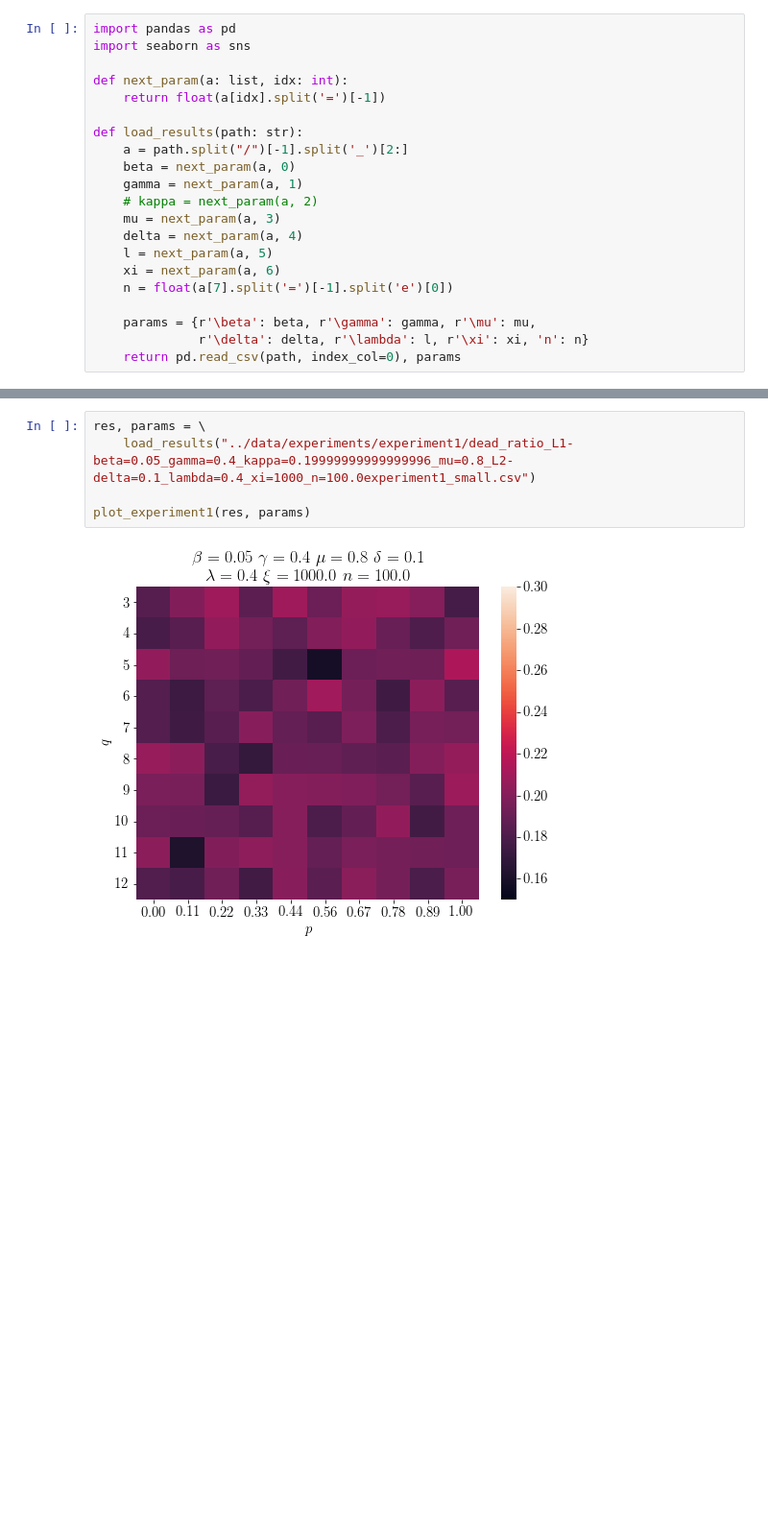
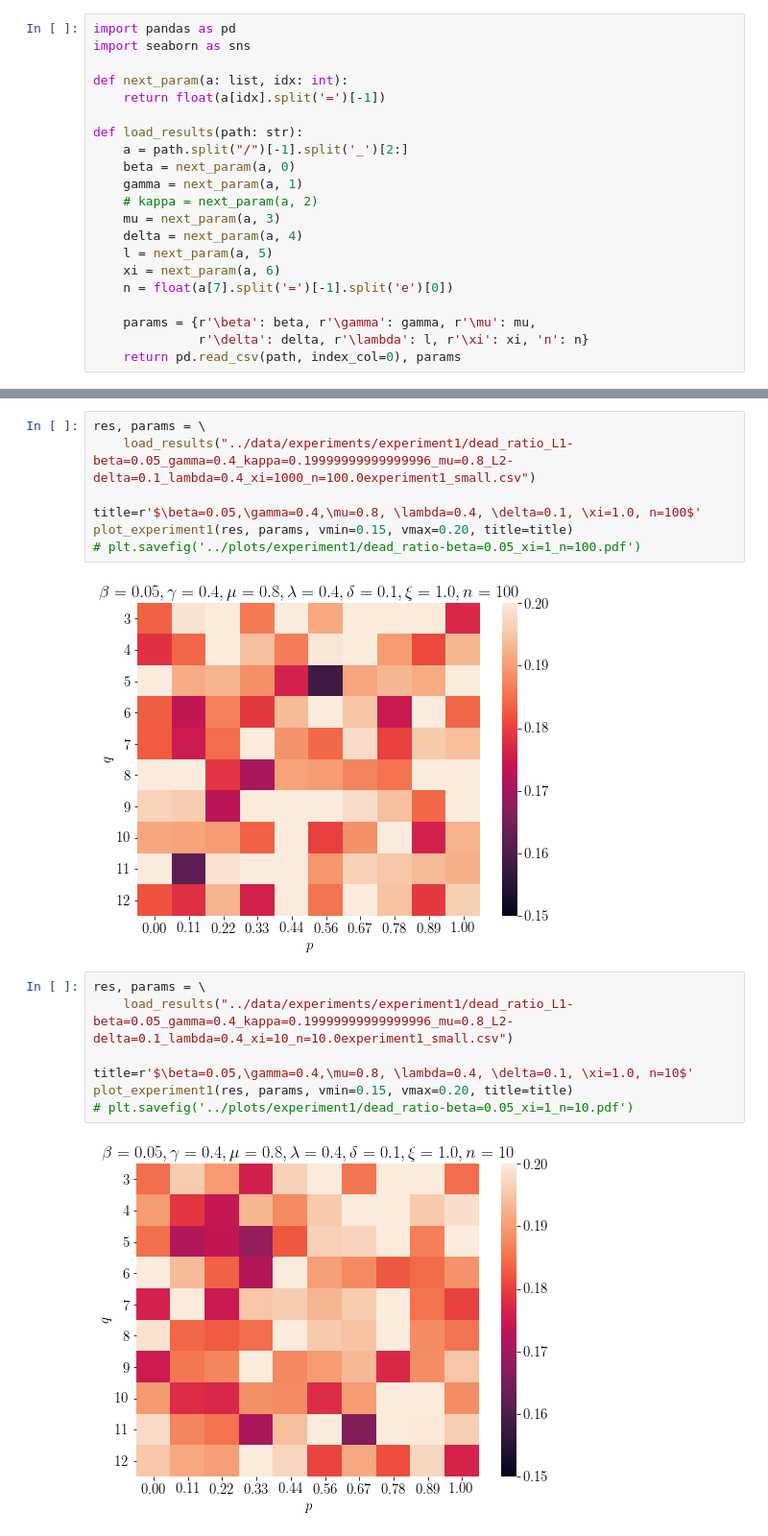
Before and after one commit to robertjankowski/social-media-influence-on-covid-pandemic, a Jupyter notebook: notebooks/experiment_1.ipynb, the cells around one changed output, grey strips where cells are left out. Shown at 96% size. Cells and saved outputs as stored; diff of their text form; blank space fills up the shorter version.

```diff
--- a/notebooks/experiment_1.ipynb
+++ b/notebooks/experiment_1.ipynb
@@ -63,6 +65,17 @@ plot_experiment1(res, params)
 res, params = \
     load_results("../data/experiments/experiment1/dead_ratio_L1-beta=0.05_gamma=0.4_kappa=0.19999999999999996_mu=0.8_L2-delta=0.1_lambda=0.4_xi=1000_n=100.0experiment1_small.csv")
 
-plot_experiment1(res, params)
+title=r'$\beta=0.05,\gamma=0.4,\mu=0.8, \lambda=0.4, \delta=0.1, \xi=1.0, n=100$'
+plot_experiment1(res, params, vmin=0.15, vmax=0.20, title=title)
+# plt.savefig('../plots/experiment1/dead_ratio-beta=0.05_xi=1_n=100.pdf')
 # %% [output]
-[figure, old version]
+[figure, new version]
+# %%
+res, params = \
+    load_results("../data/experiments/experiment1/dead_ratio_L1-beta=0.05_gamma=0.4_kappa=0.19999999999999996_mu=0.8_L2-delta=0.1_lambda=0.4_xi=10_n=10.0experiment1_small.csv")
+
+title=r'$\beta=0.05,\gamma=0.4,\mu=0.8, \lambda=0.4, \delta=0.1, \xi=1.0, n=10$'
+plot_experiment1(res, params, vmin=0.15, vmax=0.20, title=title)
+# plt.savefig('../plots/experiment1/dead_ratio-beta=0.05_xi=1_n=10.pdf')
+# %% [output]
+[figure, added]
```
Also changed, not shown: parts of 11 cells of this notebook, 10 other files.
